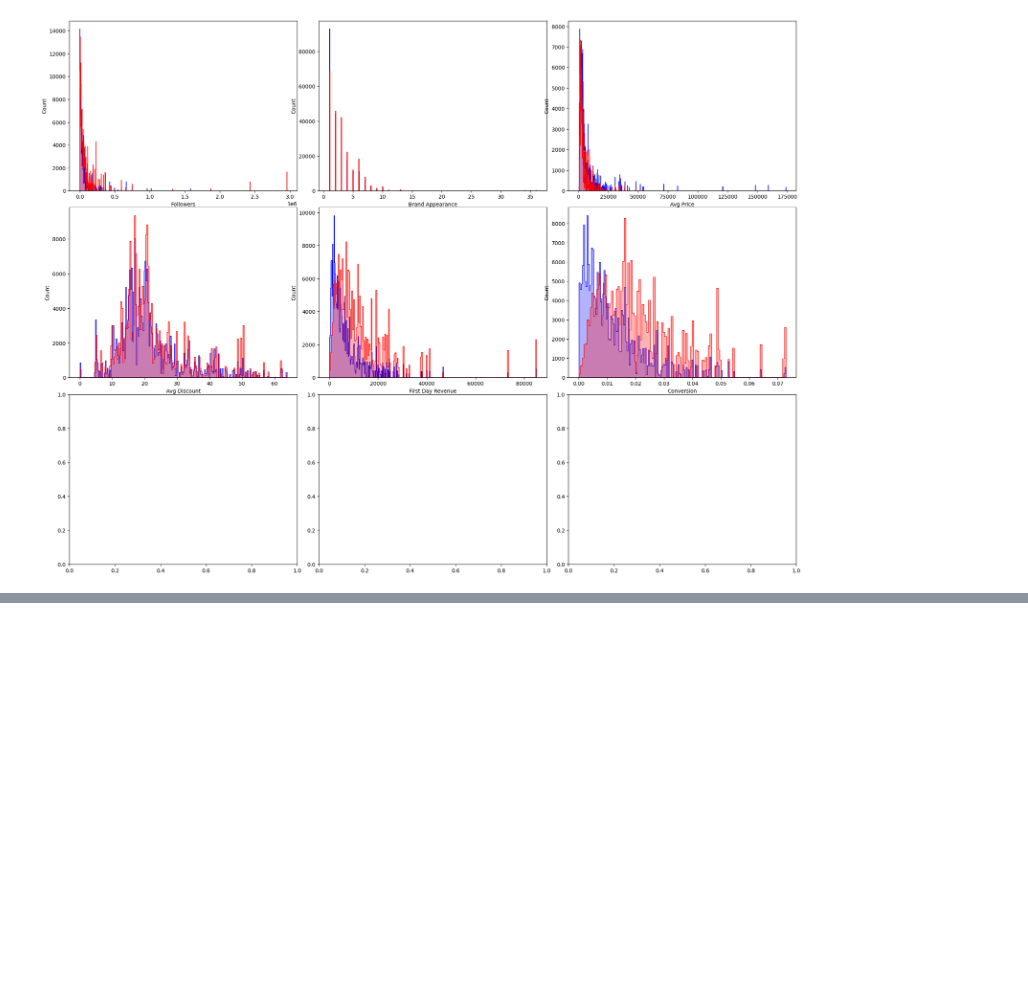
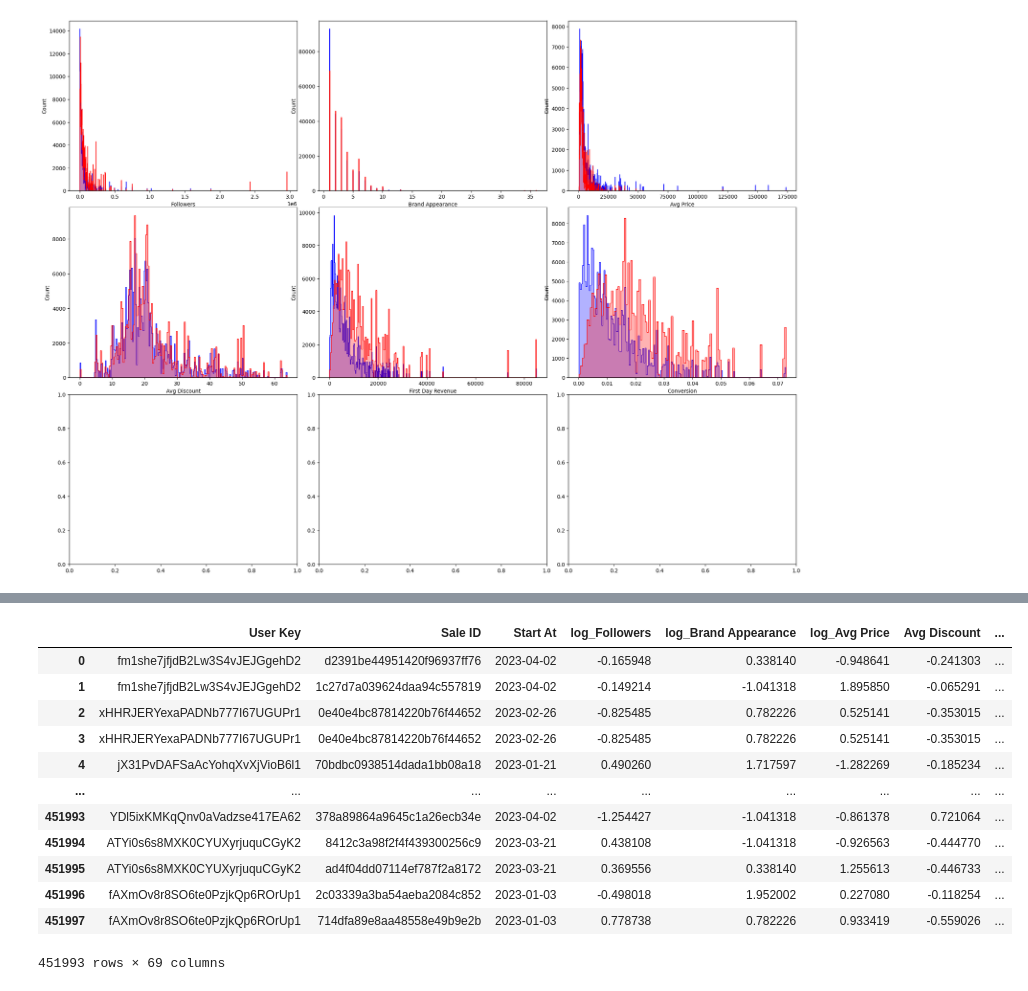
Before and after one commit to Priscille-Erulin/regression-recommendation, a Jupyter notebook: EDA.ipynb, the cells around one changed output, grey strips where cells are left out. Drawn from its saved outputs; the diff is of its cells as text; code cells hidden in the pictures; blank space fills up the shorter version.

```diff
--- a/EDA.ipynb
+++ b/EDA.ipynb
@@ -81,0 +148,16 @@ def adding_log(train: pd.DataFrame, test: pd.DataFrame, columns_to_log: list):
+# %%
+scaled_train_data
+# %% [output]
+|  | User Key | Sale ID | Start At | log_Followers | log_Brand Appearance | log_Avg Price | Avg Discount | ... |
+| 0 | fm1she7jfjdB2Lw3S4vJEJGgehD2 | d2391be44951420f96937ff76 | 2023-04-02 | -0.165948 | 0.338140 | -0.948641 | -0.241303 | ... |
+| 1 | fm1she7jfjdB2Lw3S4vJEJGgehD2 | 1c27d7a039624daa94c557819 | 2023-04-02 | -0.149214 | -1.041318 | 1.895850 | -0.065291 | ... |
+| 2 | xHHRJERYexaPADNb777I67UGUPr1 | 0e40e4bc87814220b76f44652 | 2023-02-26 | -0.825485 | 0.782226 | 0.525141 | -0.353015 | ... |
+| 3 | xHHRJERYexaPADNb777I67UGUPr1 | 0e40e4bc87814220b76f44652 | 2023-02-26 | -0.825485 | 0.782226 | 0.525141 | -0.353015 | ... |
+| 4 | jX31PvDAFSaAcYohqXvXjVioB6l1 | 70bdbc0938514dada1bb08a18 | 2023-01-21 | 0.490260 | 1.717597 | -1.282269 | -0.185234 | ... |
+| ... | ... | ... | ... | ... | ... | ... | ... | ... |
+| 451993 | YDl5ixKMKqQnv0aVadzse417EA62 | 378a89864a9645c1a26ecb34e | 2023-04-02 | -1.254427 | -1.041318 | -0.861378 | 0.721064 | ... |
+| 451994 | ATYi0s6s8MXK0CYUXyrjuquCGyK2 | 8412c3a98f2f4f439300256c9 | 2023-03-21 | 0.438108 | -1.041318 | -0.926563 | -0.444770 | ... |
+| 451995 | ATYi0s6s8MXK0CYUXyrjuquCGyK2 | ad4f04dd07114ef787f2a8172 | 2023-03-21 | 0.369556 | 0.338140 | 1.255613 | -0.446733 | ... |
+| 451996 | fAXmOv8r8SO6te0PzjkQp6ROrUp1 | 2c03339a3ba54aeba2084c852 | 2023-01-03 | -0.498018 | 1.952002 | 0.227080 | -0.118254 | ... |
+| 451997 | fAXmOv8r8SO6te0PzjkQp6ROrUp1 | 714dfa89e8aa48558e49b9e2b | 2023-01-03 | 0.778738 | 0.782226 | 0.933419 | -0.559026 | ... |
+451993 rows × 69 columns
```
Also changed, not shown: parts of 11 cells of this notebook.
